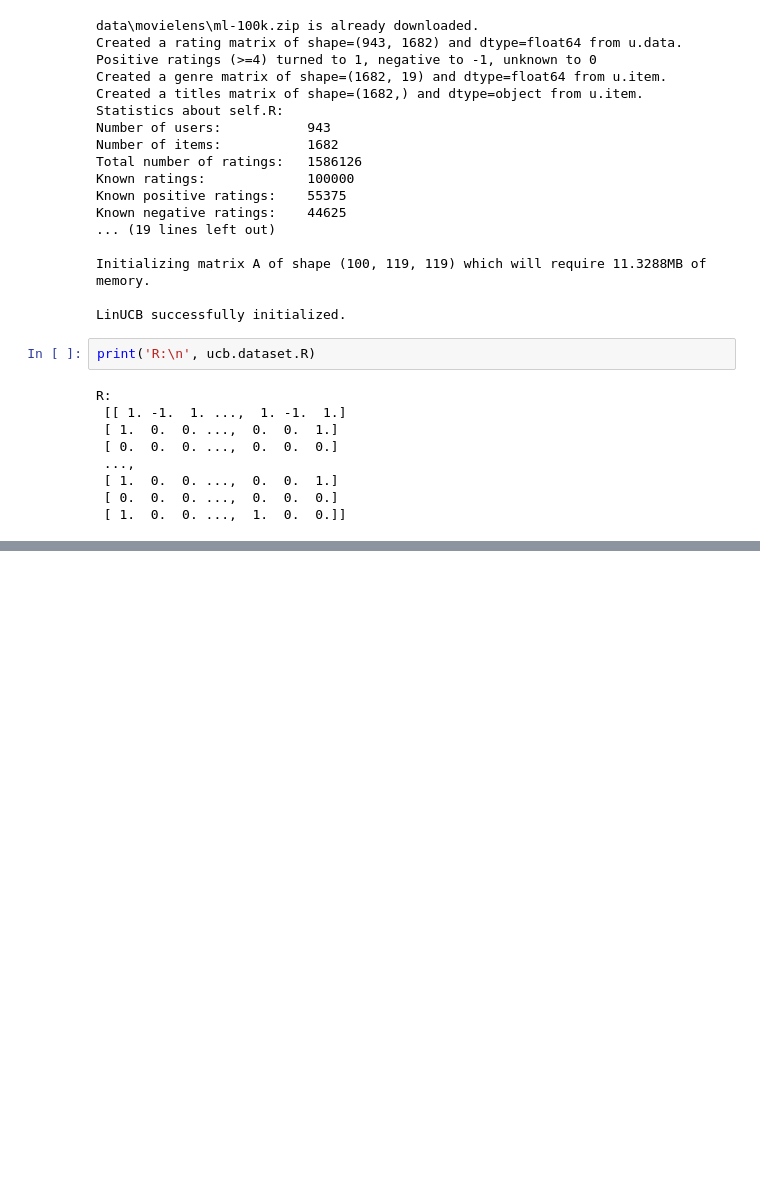
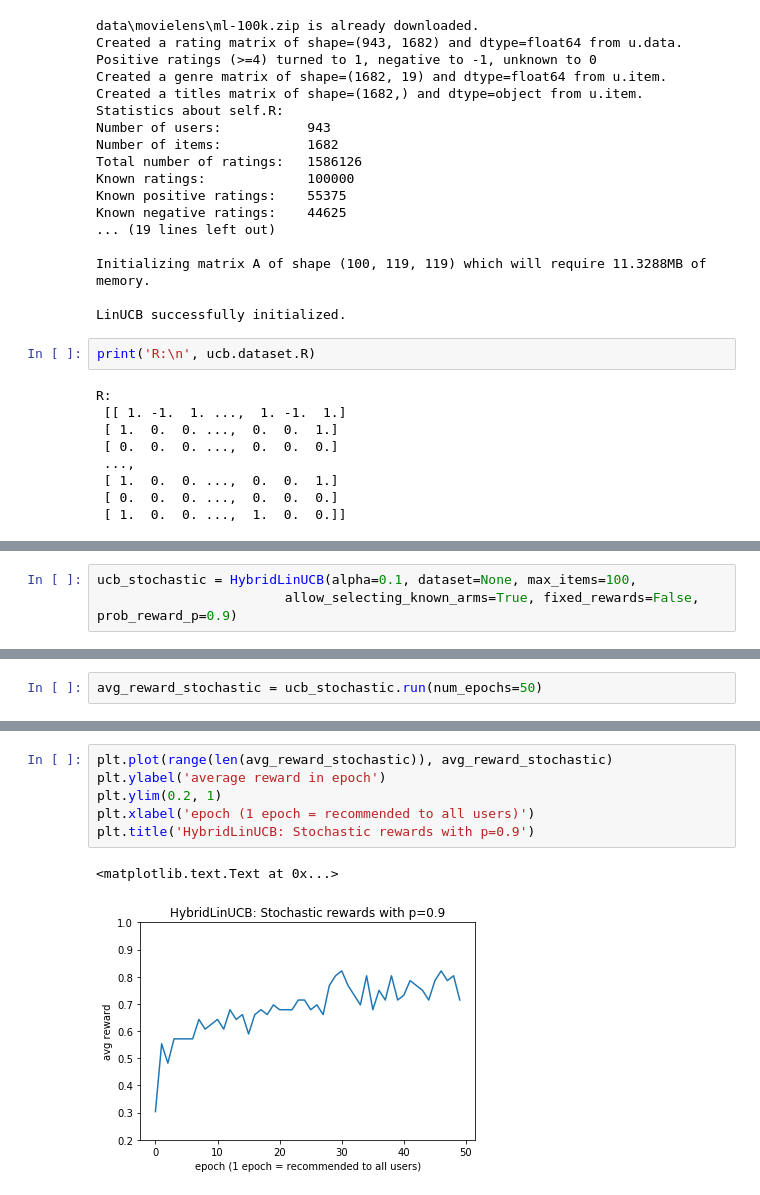
Before and after one commit to BartyzalRadek/contextual-bandits-recommender, a Jupyter notebook: hybridLinUCB.ipynb, the cells around one changed output, grey strips where cells are left out. Drawn from its saved outputs; the diff is of its cells as text; blank space fills up the shorter version.

```diff
--- a/hybridLinUCB.ipynb
+++ b/hybridLinUCB.ipynb
@@ -66,0 +68,3 @@ plt.title('HybridLinUCB: Average reward per epoch')
+# %%
+ucb_stochastic = HybridLinUCB(alpha=0.1, dataset=None, max_items=100,
+                        allow_selecting_known_arms=True, fixed_rewards=False, prob_reward_p=0.9)
@@ -66,0 +100,2 @@ plt.title('HybridLinUCB: Average reward per epoch')
+# %%
+avg_reward_stochastic = ucb_stochastic.run(num_epochs=50)
@@ -66,0 +120,9 @@ plt.title('HybridLinUCB: Average reward per epoch')
+# %%
+plt.plot(range(len(avg_reward_stochastic)), avg_reward_stochastic)
+plt.ylabel('average reward in epoch')
+plt.ylim(0.2, 1)
+plt.xlabel('epoch (1 epoch = recommended to all users)')
+plt.title('HybridLinUCB: Stochastic rewards with p=0.9')
+# %% [output]
+<matplotlib.text.Text at 0x...>
+[figure, added]
```
Also changed, not shown: parts of 5 cells of this notebook, 1 other file.
